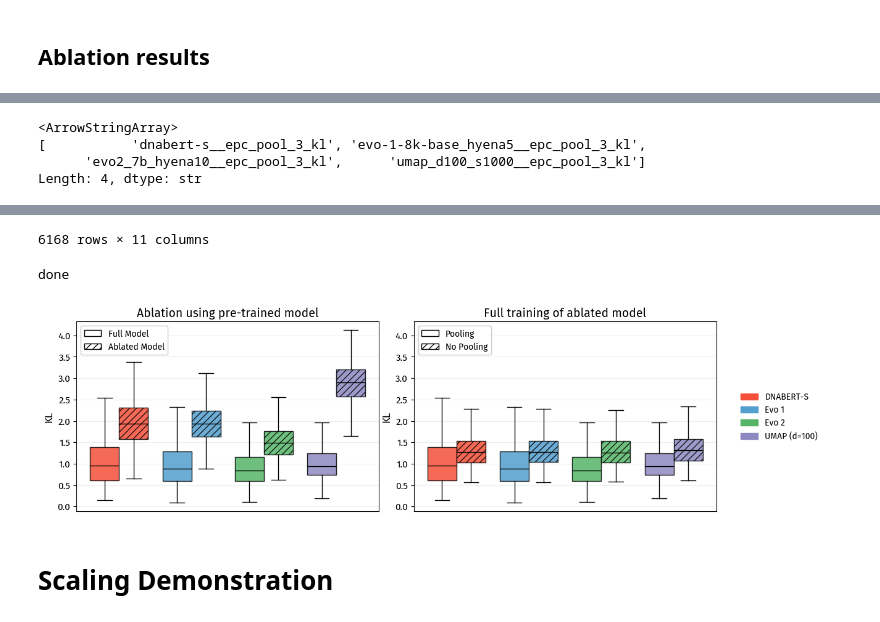
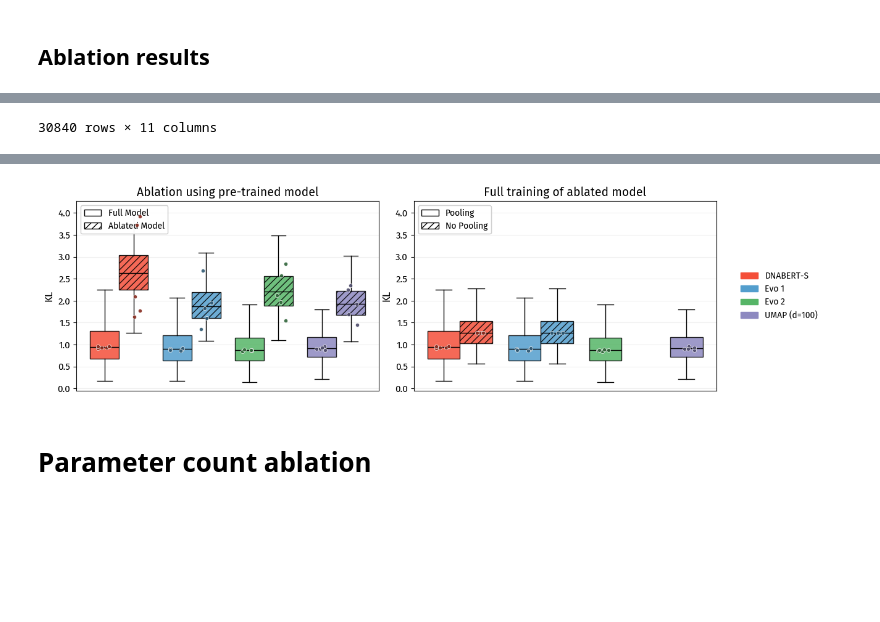
Before and after one commit to gibsonlab/microbe_embeddings_mpa, a Jupyter notebook: scripts/human_microbiome_compendium/4_evaluate-extended.ipynb, the cells around one changed output, grey strips where cells are left out. Saved outputs shown, nothing was run; the diff lists cells and outputs as text; code cells hidden in the pictures; blank space fills up the shorter version.

```diff
--- a/scripts/human_microbiome_compendium/4_evaluate-extended.ipynb
+++ b/scripts/human_microbiome_compendium/4_evaluate-extended.ipynb
@@ -767,21 +773,18 @@ Available dataset/analysis names:
 # %%
 dset_name = "american_gut"
 analysis_name = "pcoa_split"
+OVERWRITE = False
 
 embed_models = ['dnabert-s', 'evo-1-8k-base_hyena5', 'evo2_7b_hyena10']
 embed_models += ['umap_d20_s1000', 'umap_d40_s1000', 'umap_d60_s1000', 'umap_d80_s1000', 'umap_d100_s1000']
-pred_models = ['epc_pool_kl', 'epc_pool_1_kl', 'epc_pool_2_kl', 'epc_pool_3_kl', 'epc_nopool_3_kl', 'set_transformer_kl']
-# pred_models = ['set_transformer_kl']
-baseline_methods = ['uniform', 'asv_nearest_neighbor']
-baseline_methods += [f'asv_nearest_neighbor_KNN_{i}' for i in (10, 20, 30, 40)]
-
-OVERWRITE = False
+pred_models = ['epc_pool_kl', 'epc_pool_1_kl', 'epc_pool_2_kl', 'epc_pool_3_kl', 'epc_nopool_2_kl', 'set_transformer_kl']
+baseline_methods = ['uniform', 'asv_nearest_neighbor', 'asv_nearest_neighbor_KNN_10', 'asv_nearest_neighbor_KNN_20', 'asv_nearest_neighbor_KNN_30', 'asv_nearest_neighbor_KNN_40']
 
 evaluate_all(dset_name, analysis_name, results_dir=Path("results") / dset_name / analysis_name, overwrite=OVERWRITE)
 
 for rng_seed in [100, 101, 102, 103, 104, 105, 106, 107, 108, 109]:
     analysis_name = f"random_split_seed_{rng_seed}"
-    evaluate_all(dset_name, analysis_name, results_dir=Path("results") / dset_name / analysis_name, overwrite=OVERWRITE)
+    evaluate_all(dset_name, analysis_name, results_dir=Path("results") / dset_name / analysis_name, overwrite=OVERWRITE, exclude_baseline=True)  # set exclude_baseline = False for full eval.
 # %% [output]
 Embed model = dnabert-s
 Loading tensor embeddings from /data/bwh-comppath-seq/youn/human_microbiome_compendium/american_gut/embeddings/dnabert-s.h5. Embedding shape = (768,))
@@ -868,11 +908,11 @@ dset_name = "american_gut"
 analysis_name = "pcoa_split"
 
 embed_models = ['dnabert-s', 'evo-1-8k-base_hyena5', 'evo2_7b_hyena10']
-embed_models += ['umap_d20_s1000', 'umap_d40_s1000', 'umap_d60_s1000', 'umap_d80_s1000', 'umap_d100_s1000']
+embed_models += ['umap_d100_s1000']
 pred_models = ['epc_pool_kl', 'epc_pool_1_kl', 'epc_pool_2_kl', 'epc_pool_3_kl']
 
 evaluate_ablation(dset_name, analysis_name, results_dir=Path("results") / dset_name / analysis_name, overwrite=False)
 
-for rng_seed in [100, 101, 102, 103, 104, 105, 106, 107, 108, 109]:
-    analysis_name = f"random_split_seed_{rng_seed}"
-    evaluate_ablation(dset_name, analysis_name, results_dir=Path("results") / dset_name / analysis_name, overwrite=False)
+# for rng_seed in [100, 101, 102, 103, 104, 105, 106, 107, 108, 109]:
+#     analysis_name = f"random_split_seed_{rng_seed}"
+#     evaluate_ablation(dset_name, analysis_name, results_dir=Path("results") / dset_name / analysis_name, overwrite=False)
@@ -2326,11 +3376,14 @@ def ablation_boxplot(df, ax, method_order: List[str], method_names: Dict[str, st
     ax.add_artist(leg2)
 # %%
+import matplotlib.gridspec as gridspec
+import matplotlib.patches as mpatches
+
 # ==================== data
 torch_models_to_plot = [
-    'dnabert-s__epc_pool_3_kl',
-    'evo-1-8k-base_hyena5__epc_pool_3_kl',
-    'evo2_7b_hyena10__epc_pool_3_kl',
-    'umap_d100_s1000__epc_pool_3_kl',
+    'dnabert-s__epc_pool_2_kl',
+    'evo-1-8k-base_hyena5__epc_pool_2_kl',
+    'evo2_7b_hyena10__epc_pool_2_kl',
+    'umap_d100_s1000__epc_pool_2_kl',
 ]
 pcoa_ablation_result_df = extract_ablation_concat_result(Path('results') / 'american_gut' / 'pcoa_split', torch_models_to_plot)
 
@@ -2347,20 +3400,23 @@ xtick_angle = 30
 fig = plt.figure(figsize=(width, height))
 gs = gridspec.GridSpec(1, 3, figure=fig, hspace=0.05, wspace=0.15, width_ratios=[1, 1, 0.3], height_ratios=[1])
 
+name_mapping = defaultdict(lambda: "asdf")
+
 
 ax1 = fig.add_subplot(gs[0, 0])  # Spans rows 0-1, column 0
 ax2 = fig.add_subplot(gs[0, 1])  # Spans rows 0-1, column 1
 
-display(pd.unique(_result['Method']))
+# display(pd.unique(_result['Method']))
 this_method_order = torch_models_to_plot
 plot_palette = {
-    'dnabert-s__epc_pool_3_kl': sb.color_palette('Reds', n_colors=6)[3],
-    'evo-1-8k-base_hyena5__epc_pool_3_kl': sb.color_palette('Blues', n_colors=6)[3],
-    'evo2_7b_hyena10__epc_pool_3_kl': sb.color_palette('Greens', n_colors=6)[3],
-    'umap_d100_s1000__epc_pool_3_kl': sb.color_palette('Purples', n_colors=6)[3],
+    'dnabert-s__epc_pool_2_kl': sb.color_palette('Reds', n_colors=6)[3],
+    'evo-1-8k-base_hyena5__epc_pool_2_kl': sb.color_palette('Blues', n_colors=6)[3],
+    'evo2_7b_hyena10__epc_pool_2_kl': sb.color_palette('Greens', n_colors=6)[3],
+    'umap_d100_s1000__epc_pool_2_kl': sb.color_palette('Purples', n_colors=6)[3],
 }
 
 _result = pcoa_ablation_result_df.loc[pcoa_ablation_result_df['Method'].isin(this_method_order)]
+display(_result)
 # boxplot_with_paired_significance(_result, hue='Method', y='KL_err', sample_col='Sample', ax=ax1, palette=plot_palette, hue_order=this_method_order, annot_pvals=False, fontsize=FONT_SIZE)
 ablation_boxplot(_result, ax1, this_method_order, name_mapping, plot_palette, 'KL_err')
 ax1.set_ylabel("KL", fontsize=FONT_SIZE, fontname="Fira Sans", fontweight='normal')
@@ -2372,10 +3428,10 @@ ax1.set_title("Ablation using pre-trained model", fontname="Fira Sans", fontweig
 
 
 embed_palette = {
-    'dnabert-s': plot_palette['dnabert-s__epc_pool_3_kl'],
-    'evo-1-8k-base_hyena5': plot_palette['evo-1-8k-base_hyena5__epc_pool_3_kl'],
-    'evo2_7b_hyena10': plot_palette['evo2_7b_hyena10__epc_pool_3_kl'],
-    'umap_d100_s1000': plot_palette['umap_d100_s1000__epc_pool_3_kl'],
+    'dnabert-s': plot_palette['dnabert-s__epc_pool_2_kl'],
+    'evo-1-8k-base_hyena5': plot_palette['evo-1-8k-base_hyena5__epc_pool_2_kl'],
+    'evo2_7b_hyena10': plot_palette['evo2_7b_hyena10__epc_pool_2_kl'],
+    'umap_d100_s1000': plot_palette['umap_d100_s1000__epc_pool_2_kl'],
 }
 method_names = {
     'dnabert-s': 'DNABERT-S',
@@ -2386,14 +3442,14 @@ method_names = {
 
 
 pool_vs_nopool_df = extract_concat_result(Path('results') / 'american_gut' / 'pcoa_split', [
-    'dnabert-s__epc_pool_3_kl',
-    'dnabert-s__epc_nopool_3_kl',
-    'evo-1-8k-base_hyena5__epc_pool_3_kl',
-    'evo-1-8k-base_hyena5__epc_nopool_3_kl',
-    'evo2_7b_hyena10__epc_pool_3_kl',
-    'evo2_7b_hyena10__epc_nopool_3_kl',
-    'umap_d100_s1000__epc_pool_3_kl',
-    'umap_d100_s1000__epc_nopool_3_kl',
+    'dnabert-s__epc_pool_2_kl',
+    'dnabert-s__epc_nopool_2_kl',
+    'evo-1-8k-base_hyena5__epc_pool_2_kl',
+    'evo-1-8k-base_hyena5__epc_nopool_2_kl',
+    'evo2_7b_hyena10__epc_pool_2_kl',
+    'evo2_7b_hyena10__epc_nopool_2_kl',
+    'umap_d100_s1000__epc_pool_2_kl',
+    'umap_d100_s1000__epc_nopool_2_kl',
 ])
 pool_vs_nopool_boxplot(pool_vs_nopool_df, ax2, font_size=FONT_SIZE, embed_palette=embed_palette)
 ax2.set_ylabel("KL", fontname="Fira Sans", fontweight='normal', fontsize=FONT_SIZE)
@@ -2436,4 +3504 @@ print("done")
-<ArrowStringArray>
-[           'dnabert-s__epc_pool_3_kl', 'evo-1-8k-base_hyena5__epc_pool_3_kl',
-      'evo2_7b_hyena10__epc_pool_3_kl',      'umap_d100_s1000__epc_pool_3_kl']
-Length: 4, dtype: str
+30840 rows × 11 columns
@@ -2460,8 +3510,6 @@ Loading: results/american_gut/pcoa_split/umap_d100_s1000__epc_nopool_3_kl.tsv
-6168 rows × 11 columns
-done
-[figure, old version]
+[figure, new version]
 # %% [markdown]
-# Scaling Demonstration
+# Parameter count ablation
 # %%
 embed_models = ['dnabert-s', 'evo-1-8k-base_hyena5', 'evo2_7b_hyena10']
 pred_models = []
```
Also changed, not shown: parts of 40 cells of this notebook, 1 other file.
